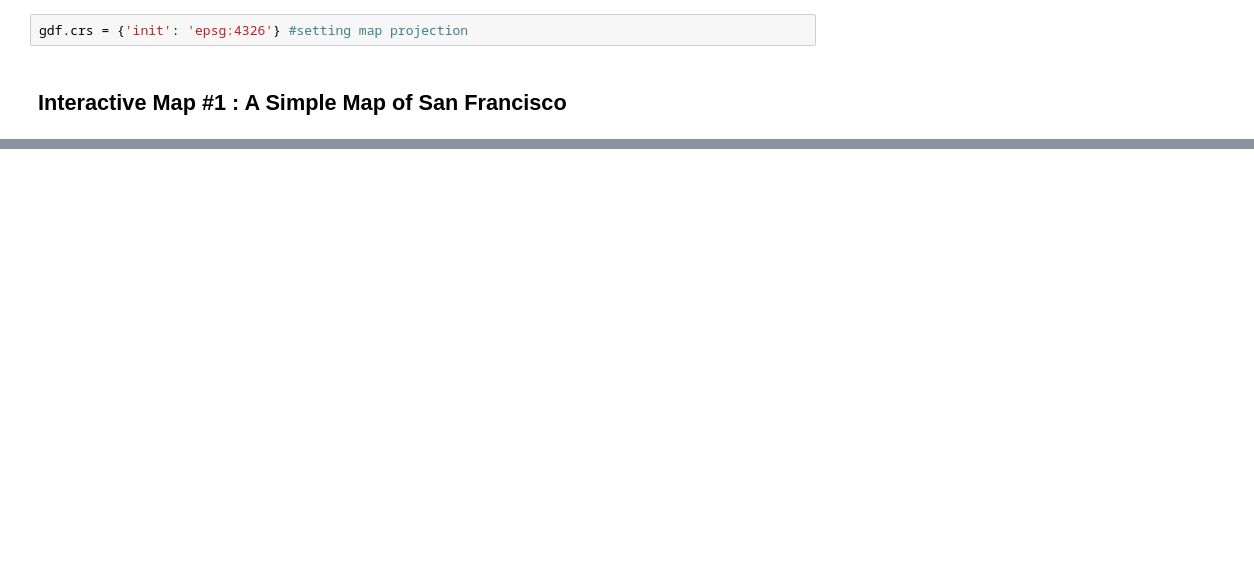
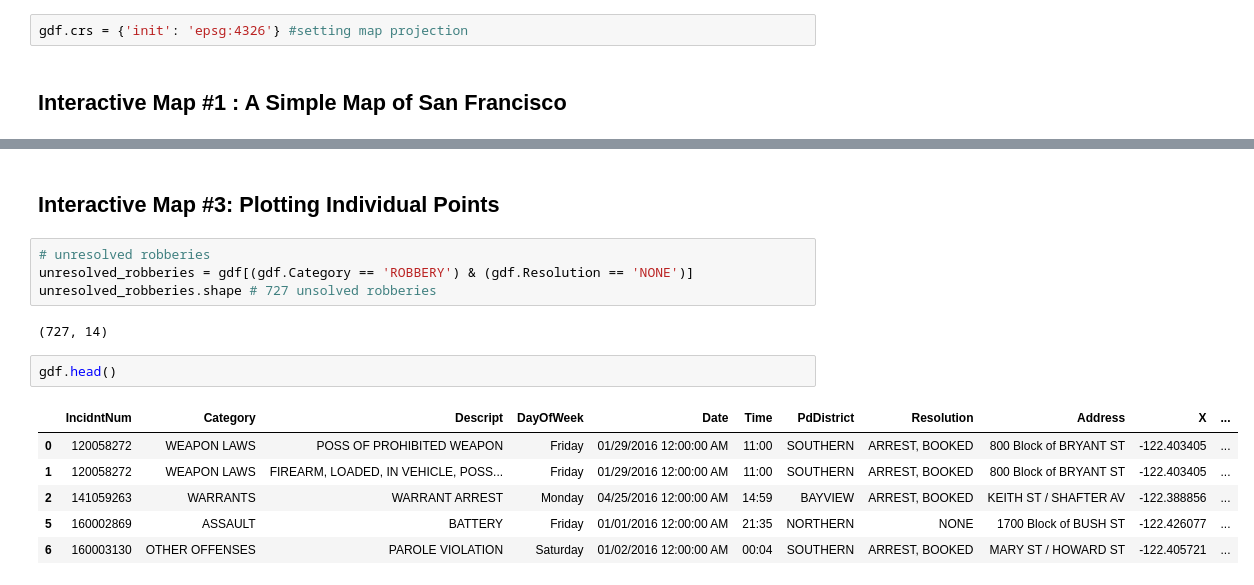
Before and after one commit to prishanmu/Geospatial_Analysis, a Jupyter notebook: SanFranCrime - Geospatial Analysis.ipynb, the cells around one changed output, grey strips where cells are left out. Saved outputs shown, nothing was run; the diff lists cells and outputs as text; blank space fills up the shorter version.

```diff
--- a/SanFranCrime - Geospatial Analysis.ipynb
+++ b/SanFranCrime - Geospatial Analysis.ipynb
@@ -65,0 +107,17 @@ m_1
+# %% [markdown]
+## Interactive Map #3: Plotting Individual Points
+# %%
+# unresolved robberies
+unresolved_robberies = gdf[(gdf.Category == 'ROBBERY') & (gdf.Resolution == 'NONE')]
+unresolved_robberies.shape # 727 unsolved robberies
+# %% [output]
+(727, 14)
+# %%
+gdf.head()
+# %% [output]
+|  | IncidntNum | Category | Descript | DayOfWeek | Date | Time | PdDistrict | Resolution | Address | X | ... |
+| 0 | 120058272 | WEAPON LAWS | POSS OF PROHIBITED WEAPON | Friday | 01/29/2016 12:00:00 AM | 11:00 | SOUTHERN | ARREST, BOOKED | 800 Block of BRYANT ST | -122.403405 | ... |
+| 1 | 120058272 | WEAPON LAWS | FIREARM, LOADED, IN VEHICLE, POSS... | Friday | 01/29/2016 12:00:00 AM | 11:00 | SOUTHERN | ARREST, BOOKED | 800 Block of BRYANT ST | -122.403405 | ... |
+| 2 | 141059263 | WARRANTS | WARRANT ARREST | Monday | 04/25/2016 12:00:00 AM | 14:59 | BAYVIEW | ARREST, BOOKED | KEITH ST / SHAFTER AV | -122.388856 | ... |
+| 5 | 160002869 | ASSAULT | BATTERY | Friday | 01/01/2016 12:00:00 AM | 21:35 | NORTHERN | NONE | 1700 Block of BUSH ST | -122.426077 | ... |
+| 6 | 160003130 | OTHER OFFENSES | PAROLE VIOLATION | Saturday | 01/02/2016 12:00:00 AM | 00:04 | SOUTHERN | ARREST, BOOKED | MARY ST / HOWARD ST | -122.405721 | ... |
```
Also changed, not shown: parts of 17 cells of this notebook.
